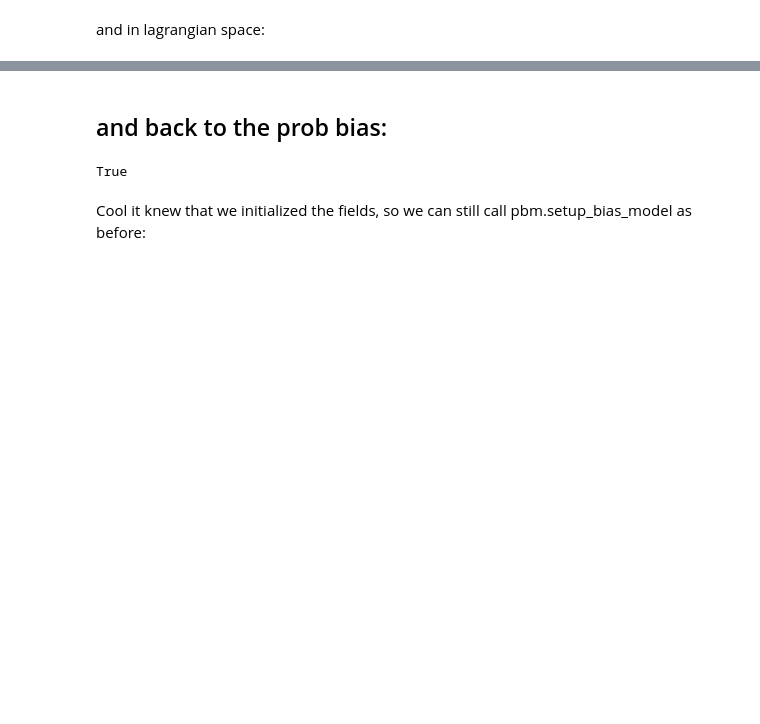
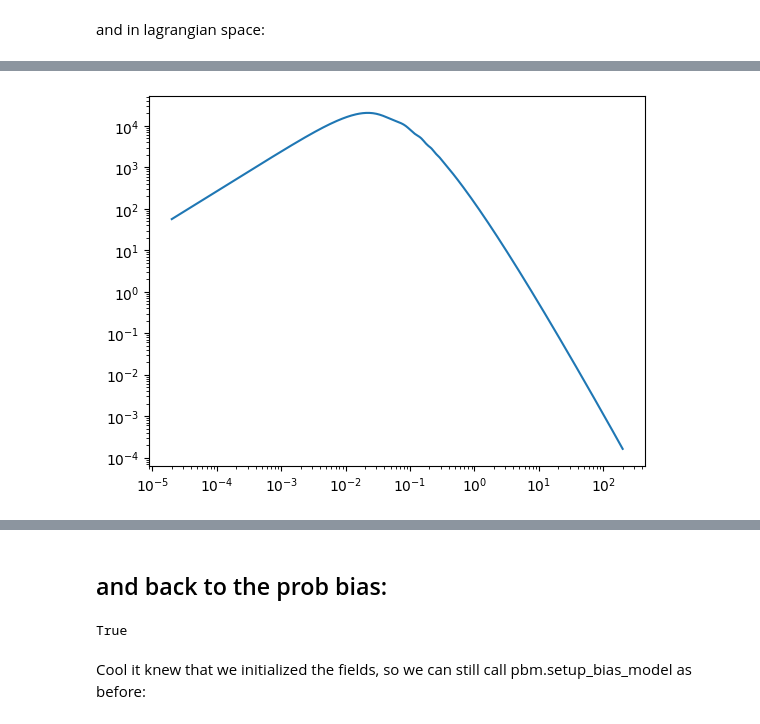
Before and after one commit to kstoreyf/biasexp-target-observable, a Jupyter notebook: notebooks/2024-01-19_probabilistic_bias.ipynb, the cells around one changed output, grey strips where cells are left out. Drawn from its saved outputs; the diff is of its cells as text; code cells hidden in the pictures; blank space fills up the shorter version.

```diff
--- a/notebooks/2024-01-19_probabilistic_bias.ipynb
+++ b/notebooks/2024-01-19_probabilistic_bias.ipynb
@@ -215,0 +277,10 @@ halo_field_lag = sum_bias_model_terms_py(zeroth=bias_terms_lag[0],
+# %%
+fn_pkic = '/dipc/kstoreyf/CAMELS-SAM_ICS/LH/LH_0/Pk_m_z=0.000.txt'
+# %%
+k, pk = np.loadtxt(fn_pkic, unpack=True)
+# %%
+plt.plot(k, pk)
+plt.xscale('log')
+plt.yscale('log')
+# %% [output]
+[figure, added]
```
Also changed, not shown: parts of 25 cells of this notebook, 2 other files.
